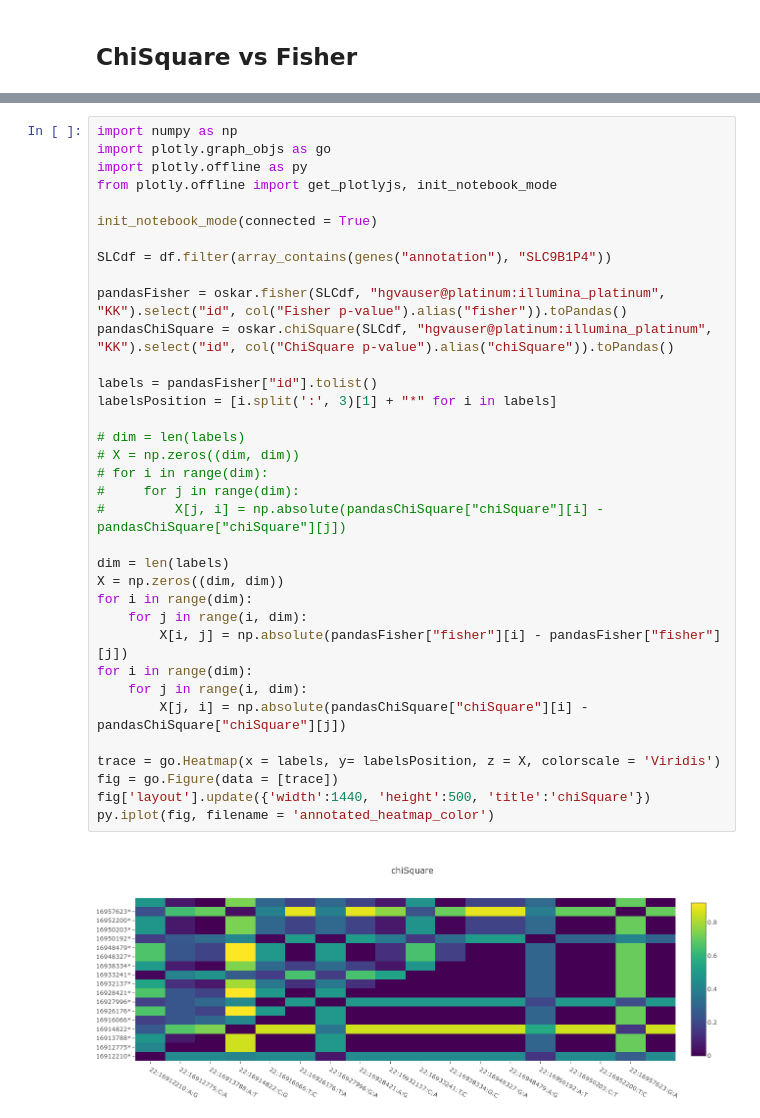
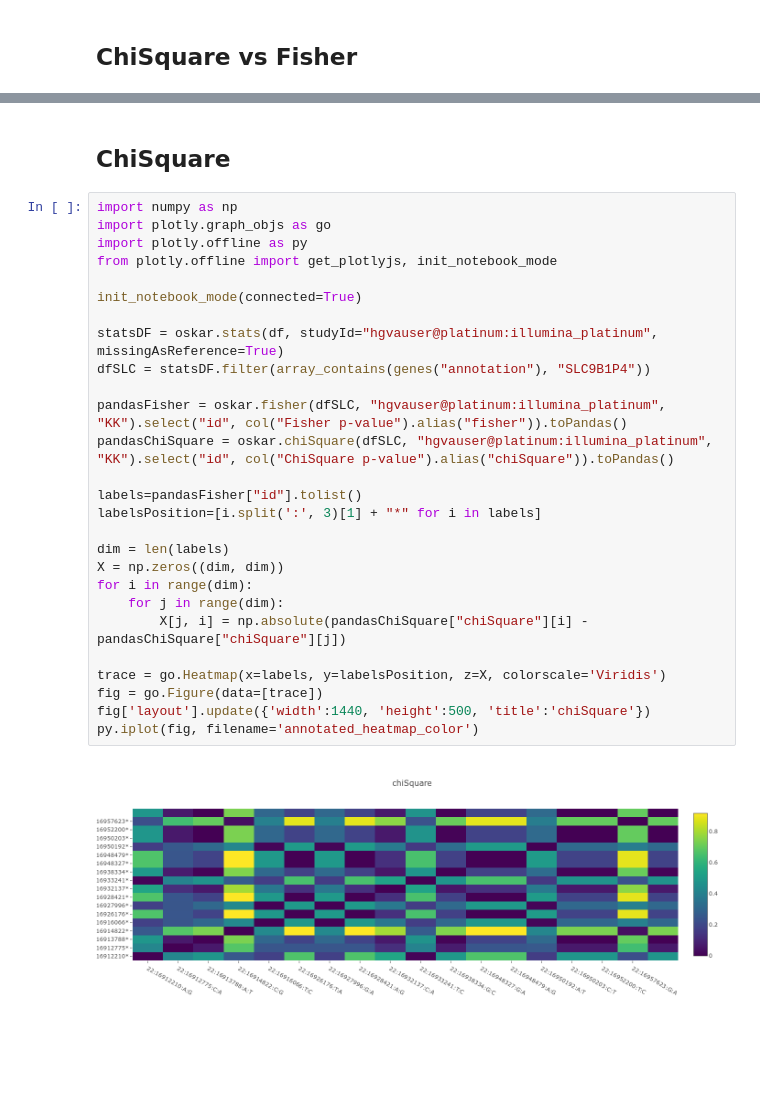
Before and after one commit to opencb/oskar, a Jupyter notebook: oskar-spark/src/main/python/notebooks/GWAS.ipynb, the cells around one changed output, grey strips where cells are left out. Drawn from its saved outputs; the diff is of its cells as text; blank space fills up the shorter version.

```diff
--- a/oskar-spark/src/main/python/notebooks/GWAS.ipynb
+++ b/oskar-spark/src/main/python/notebooks/GWAS.ipynb
@@ -103,37 +42,31 @@ only showing top 10 rows
+# %% [markdown]
+## ChiSquare
 # %%
 import numpy as np
 import plotly.graph_objs as go
 import plotly.offline as py
 from plotly.offline import get_plotlyjs, init_notebook_mode
 
-init_notebook_mode(connected = True)
+init_notebook_mode(connected=True)
 
-SLCdf = df.filter(array_contains(genes("annotation"), "SLC9B1P4"))
+statsDF = oskar.stats(df, studyId="hgvauser@platinum:illumina_platinum", missingAsReference=True)
+dfSLC = statsDF.filter(array_contains(genes("annotation"), "SLC9B1P4"))
 
-pandasFisher = oskar.fisher(SLCdf, "hgvauser@platinum:illumina_platinum", "KK").select("id", col("Fisher p-value").alias("fisher")).toPandas()
-pandasChiSquare = oskar.chiSquare(SLCdf, "hgvauser@platinum:illumina_platinum", "KK").select("id", col("ChiSquare p-value").alias("chiSquare")).toPandas()
+pandasFisher = oskar.fisher(dfSLC, "hgvauser@platinum:illumina_platinum", "KK").select("id", col("Fisher p-value").alias("fisher")).toPandas()
+pandasChiSquare = oskar.chiSquare(dfSLC, "hgvauser@platinum:illumina_platinum", "KK").select("id", col("ChiSquare p-value").alias("chiSquare")).toPandas()
 
-labels = pandasFisher["id"].tolist()
-labelsPosition = [i.split(':', 3)[1] + "*" for i in labels]
-
-# dim = len(labels)
-# X = np.zeros((dim, dim))
-# for i in range(dim):
-#     for j in range(dim):
-#         X[j, i] = np.absolute(pandasChiSquare["chiSquare"][i] - pandasChiSquare["chiSquare"][j])
+labels=pandasFisher["id"].tolist()
+labelsPosition=[i.split(':', 3)[1] + "*" for i in labels]
 
 dim = len(labels)
 X = np.zeros((dim, dim))
 for i in range(dim):
-    for j in range(i, dim):
-        X[i, j] = np.absolute(pandasFisher["fisher"][i] - pandasFisher["fisher"][j])
-for i in range(dim):
-    for j in range(i, dim):
+    for j in range(dim):
         X[j, i] = np.absolute(pandasChiSquare["chiSquare"][i] - pandasChiSquare["chiSquare"][j])
 
-trace = go.Heatmap(x = labels, y= labelsPosition, z = X, colorscale = 'Viridis')
-fig = go.Figure(data = [trace])
+trace = go.Heatmap(x=labels, y=labelsPosition, z=X, colorscale='Viridis')
+fig = go.Figure(data=[trace])
 fig['layout'].update({'width':1440, 'height':500, 'title':'chiSquare'})
-py.iplot(fig, filename = 'annotated_heatmap_color')
+py.iplot(fig, filename='annotated_heatmap_color')
 # %% [output]
-[figure, old version]
+[figure, new version]
```
Also changed, not shown: parts of 18 cells of this notebook, 2 other files.
